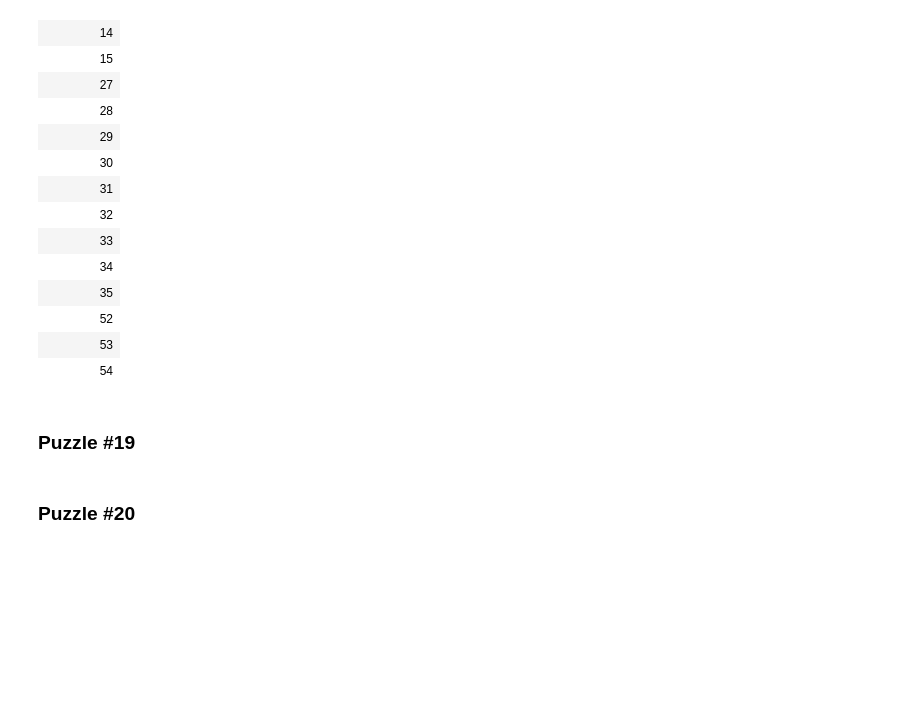
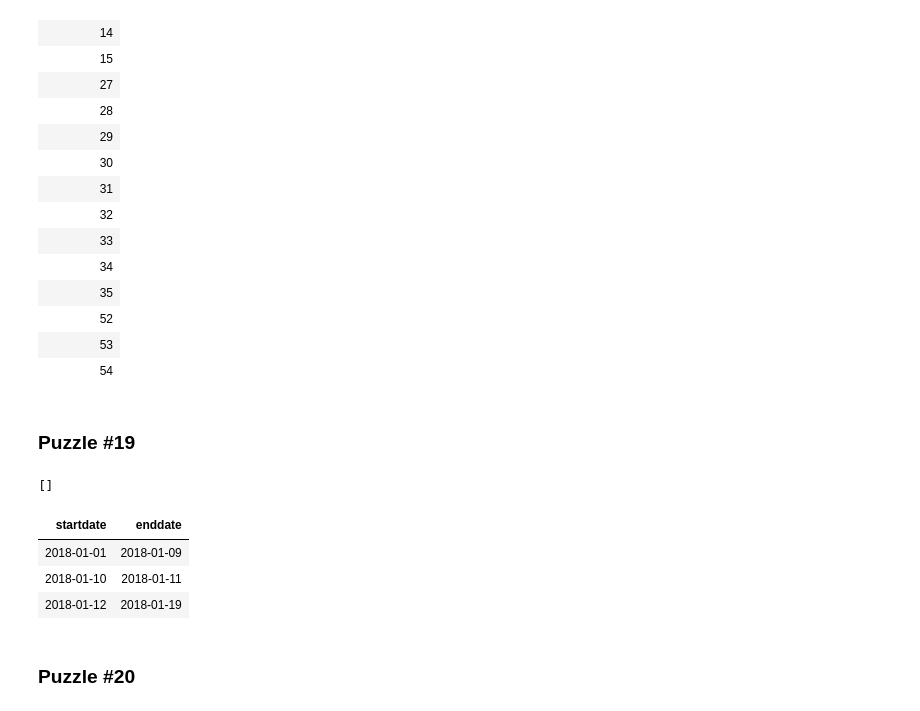
Before and after one commit to michailow/ETL-mastering, a Jupyter notebook: notebooks/sql_version.ipynb, the cells around one changed output. Drawn from its saved outputs; the diff is of its cells as text; code cells hidden in the pictures; blank space fills up the shorter version.

```diff
--- a/notebooks/sql_version.ipynb
+++ b/notebooks/sql_version.ipynb
@@ -767,9 +767,44 @@ FROM SeatingChart
 # %%
 %%capture --no-display
 %%sql
+
+DROP TABLE IF EXISTS TimePeriods;
+
+CREATE TABLE TimePeriods
+(
+StartDate  DATE,
+EndDate    DATE,
+PRIMARY KEY (StartDate, EndDate)
+);
+
+INSERT INTO TimePeriods (StartDate, EndDate) VALUES
+('1/1/2018','1/5/2018'),
+('1/3/2018','1/9/2018'),
+('1/10/2018','1/11/2018'),
+('1/12/2018','1/16/2018'),
+('1/15/2018','1/19/2018');
+# %% [output]
+[]
 # %%
 %%capture --no-display
 %%sql
+
+SELECT
+       s1.StartDate,
+       MIN(t1.EndDate) AS EndDate
+FROM TimePeriods s1
+INNER JOIN TimePeriods t1 ON s1.StartDate <= t1.EndDate
+  AND NOT EXISTS(SELECT * FROM TimePeriods t2
+                 WHERE t1.EndDate >= t2.StartDate AND t1.EndDate < t2.EndDate)
+WHERE NOT EXISTS(SELECT * FROM TimePeriods s2
+                 WHERE s1.StartDate > s2.StartDate AND s1.StartDate <= s2.EndDate)
+GROUP BY s1.StartDate
+ORDER BY s1.StartDate
+# %% [output]
+| startdate | enddate |
+| 2018-01-01 | 2018-01-09 |
+| 2018-01-10 | 2018-01-11 |
+| 2018-01-12 | 2018-01-19 |
 # %% [markdown]
 ### Puzzle #20
 # %%
```
Also changed, not shown: parts of 2 cells of this notebook.
